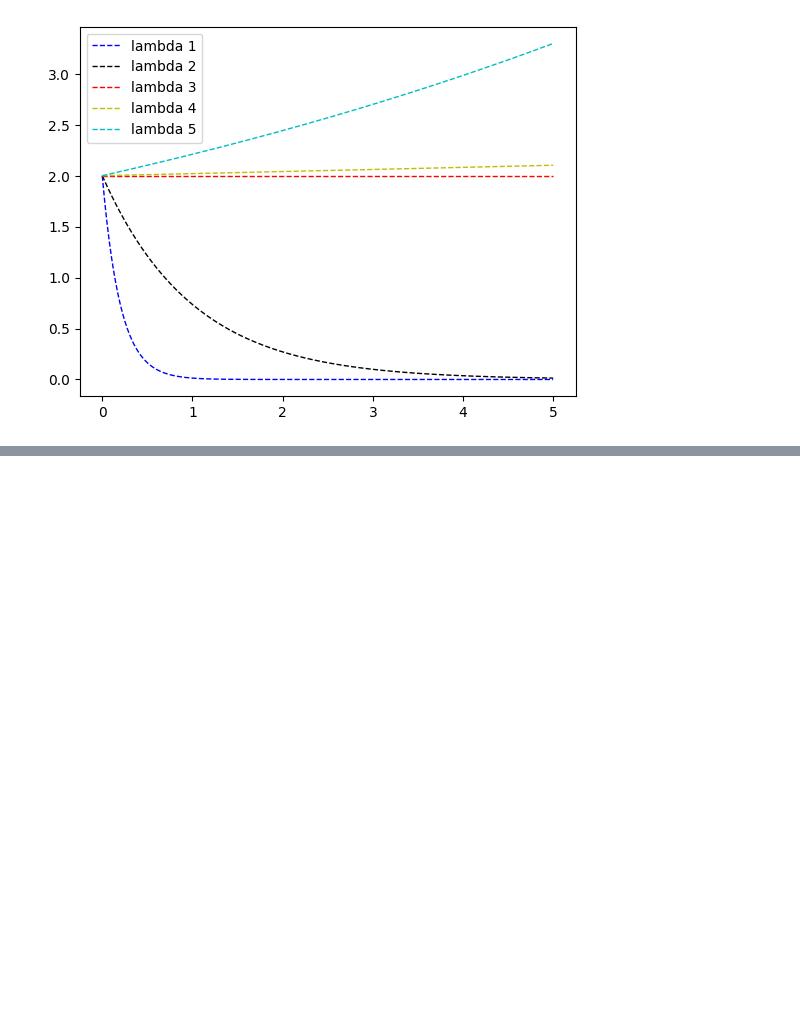
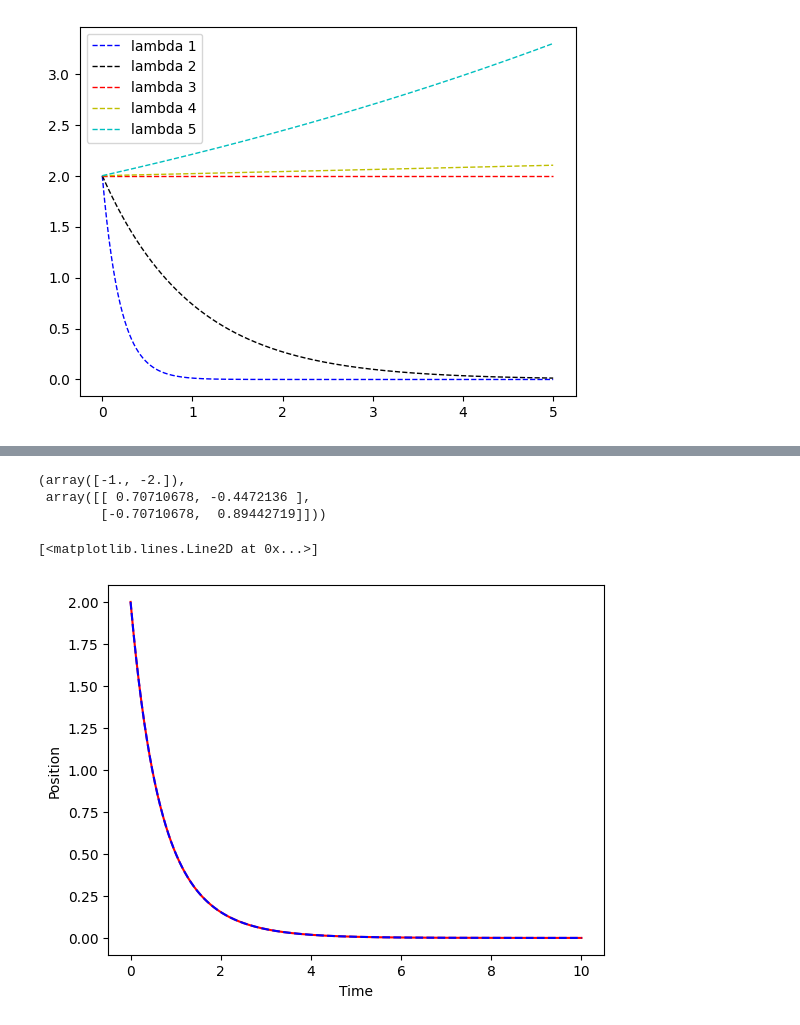
Before and after one commit to isotnek/continuing_education, a Jupyter notebook: ME564/programmatic_calculus.ipynb, the cells around one changed output, grey strips where cells are left out. Saved outputs shown, nothing was run; the diff lists cells and outputs as text; code cells hidden in the pictures; blank space fills up the shorter version.

```diff
--- a/ME564/programmatic_calculus.ipynb
+++ b/ME564/programmatic_calculus.ipynb
@@ -69,0 +77,23 @@ plt.show()
+# %%
+A = np.array([[0, 1], [-2, -3]])
+np.linalg.eig(A)
+# %% [output]
+(array([-1., -2.]),
+ array([[ 0.70710678, -0.4472136 ],
+        [-0.70710678,  0.89442719]]))
+# %%
+y0 = [2, -3]
+t = np.linspace(0, 10, 1000)
+
+analytic_sol = np.exp(-t) + np.exp(-2 * t)
+plt.plot(t, analytic_sol, 'r')
+plt.xlabel('Time')
+plt.ylabel('Position')
+
+linear_ODE = solve_ivp(lambda t, linear_ODE: A @ linear_ODE, (0, 10), y0, t_eval = t)
+linear_ODE_sol = linear_ODE.y
+
+plt.plot(t, linear_ODE_sol[0, :], 'b--')
+# %% [output]
+[<matplotlib.lines.Line2D at 0x...>]
+[figure, added]
```
Also changed, not shown: parts of 7 cells of this notebook.
